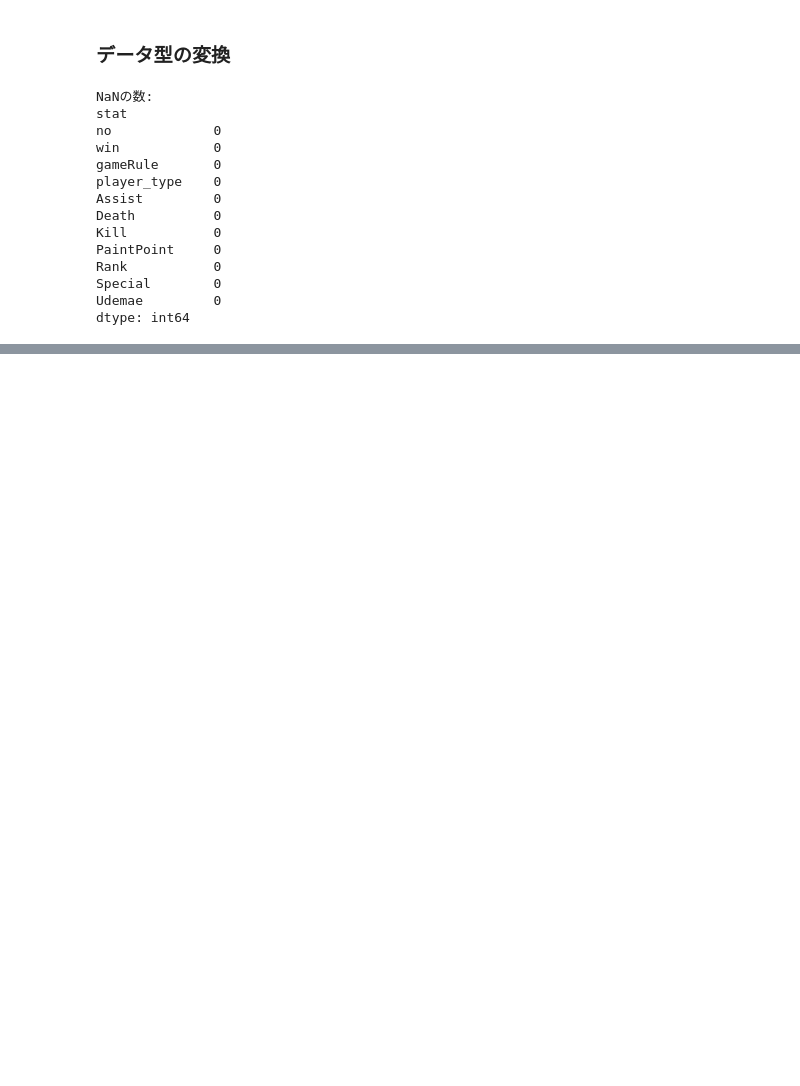
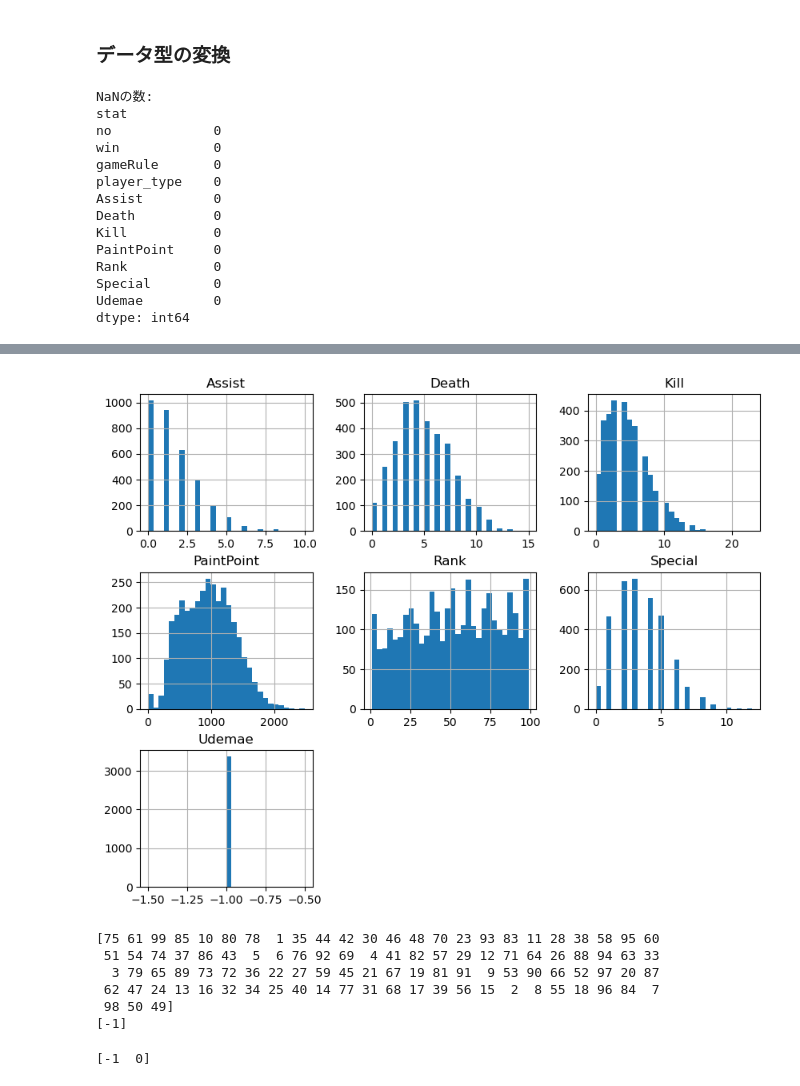
Before and after one commit to cu0001/splatoon-match-analysis, a Jupyter notebook: analyze_splatoon_playdata.ipynb, the cells around one changed output, grey strips where cells are left out. Cells and saved outputs as stored; diff of their text form; code cells hidden in the pictures; blank space fills up the shorter version.

```diff
--- a/analyze_splatoon_playdata.ipynb
+++ b/analyze_splatoon_playdata.ipynb
@@ -415,0 +486,19 @@ dtype: int64
+# %%
+X_train.hist(figsize=(10, 8), bins=30)
+plt.show()
+# %% [output]
+[figure, added]
+# %%
+print(X_train["Rank"].unique())
+print(X_train["Udemae"].unique())
+# %% [output]
+[75 61 99 85 10 80 78  1 35 44 42 30 46 48 70 23 93 83 11 28 38 58 95 60
+ 51 54 74 37 86 43  5  6 76 92 69  4 41 82 57 29 12 71 64 26 88 94 63 33
+  3 79 65 89 73 72 36 22 27 59 45 21 67 19 81 91  9 53 90 66 52 97 20 87
+ 62 47 24 13 16 32 34 25 40 14 77 31 68 17 39 56 15  2  8 55 18 96 84  7
+ 98 50 49]
+[-1]
+# %%
+print(long_data_cleaned["Udemae"].unique())
+# %% [output]
+[-1  0]
```
Also changed, not shown: parts of 8 cells of this notebook.
